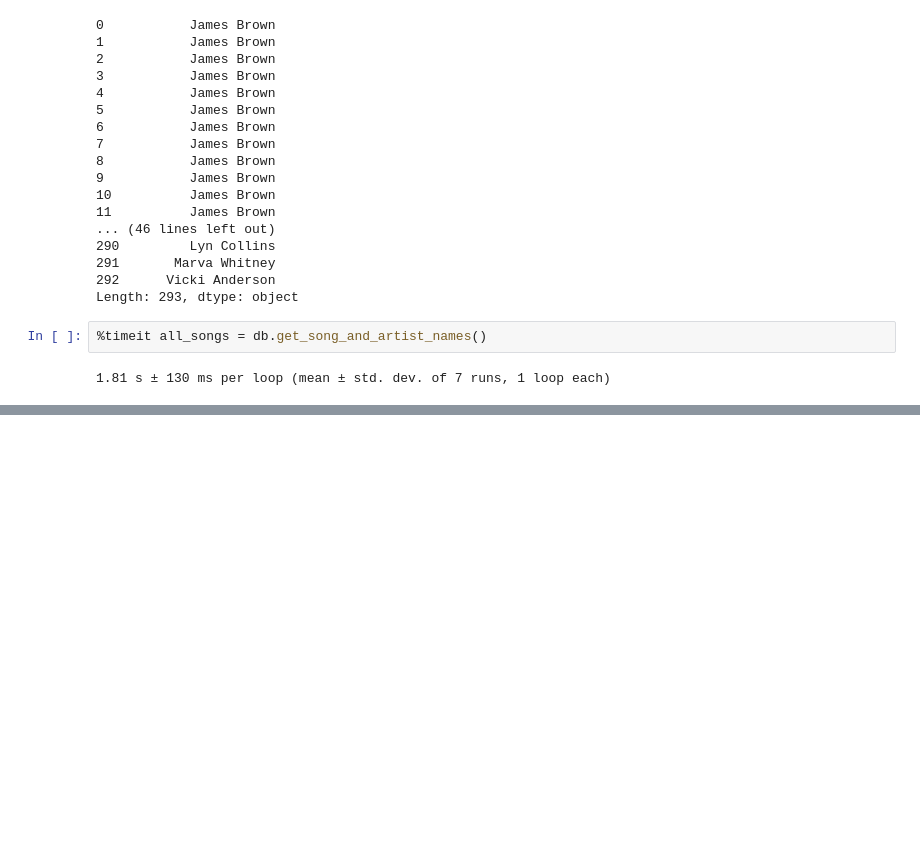
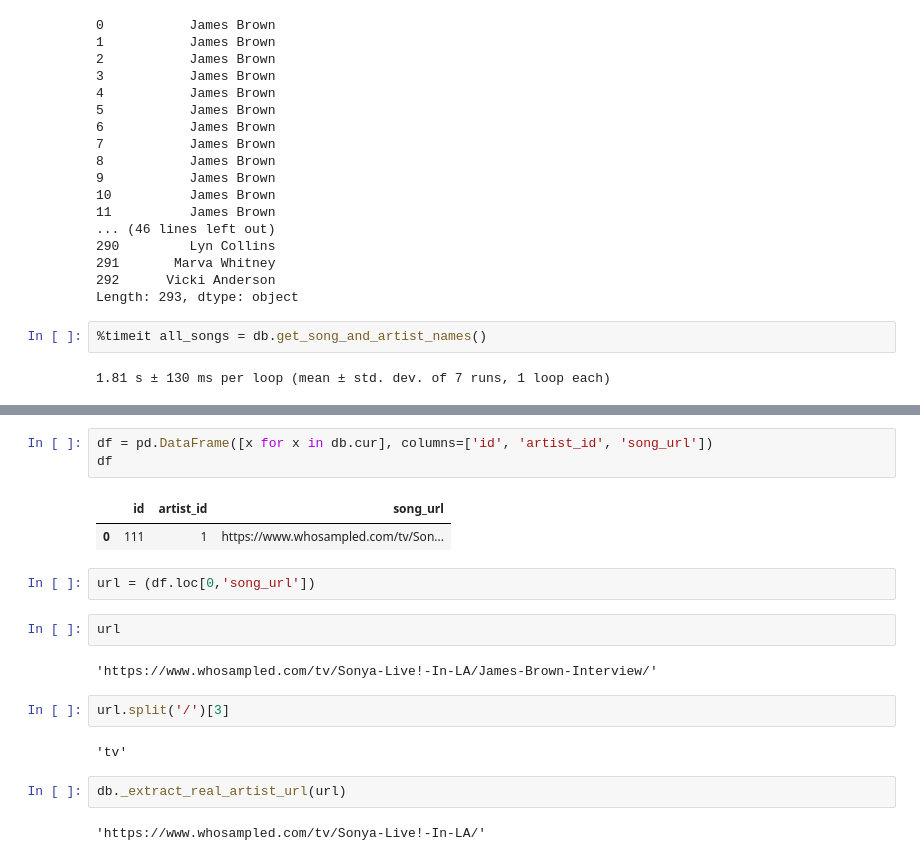
Before and after one commit to brettashley/ml-mix-lab, a Jupyter notebook: notebooks/db-interaction.ipynb, the cells around one changed output, grey strips where cells are left out. Cells and saved outputs as stored; diff of their text form; blank space fills up the shorter version.

```diff
--- a/notebooks/db-interaction.ipynb
+++ b/notebooks/db-interaction.ipynb
@@ -470,0 +548,20 @@ Wall time: 9.86 ms
+# %%
+df = pd.DataFrame([x for x in db.cur], columns=['id', 'artist_id', 'song_url'])
+df
+# %% [output]
+|  | id | artist_id | song_url |
+| 0 | 111 | 1 | https://www.whosampled.com/tv/Son... |
+# %%
+url = (df.loc[0,'song_url'])
+# %%
+url
+# %% [output]
+'https://www.whosampled.com/tv/Sonya-Live!-In-LA/James-Brown-Interview/'
+# %%
+url.split('/')[3]
+# %% [output]
+'tv'
+# %%
+db._extract_real_artist_url(url)
+# %% [output]
+'https://www.whosampled.com/tv/Sonya-Live!-In-LA/'
```
Also changed, not shown: parts of 21 cells of this notebook, 2 other files.
